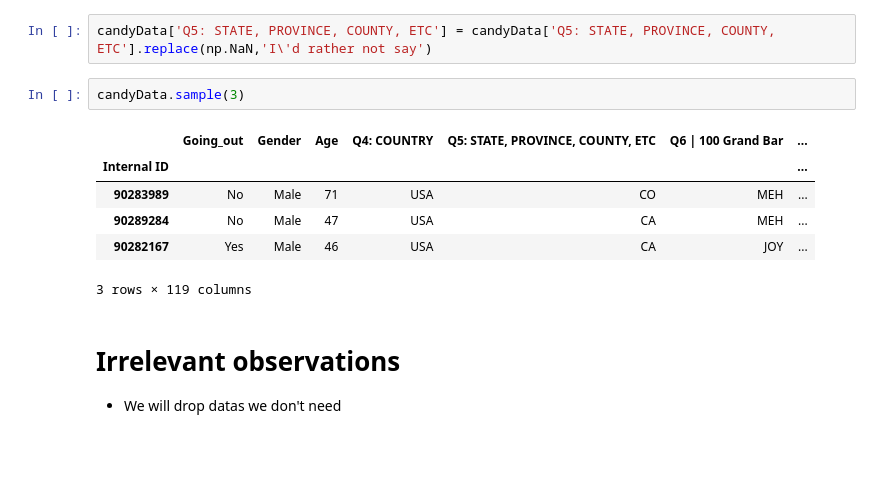
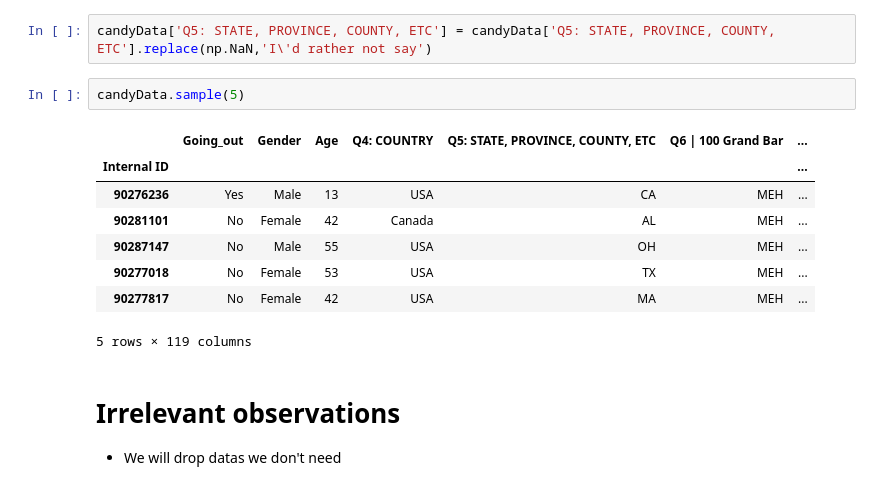
Before and after one commit to JingxiuHu/CandyHierarchyDataCleanUp, a Jupyter notebook: Presentation.ipynb, the cells around one changed output. Drawn from its saved outputs; the diff is of its cells as text; blank space fills up the shorter version.

```diff
--- a/Presentation.ipynb
+++ b/Presentation.ipynb
@@ -200,14 +202,16 @@ candyData['Q4: COUNTRY'] = candyData['Q4: COUNTRY'].replace(np.NaN,'I\'d rather
 # %%
 candyData['Q5: STATE, PROVINCE, COUNTY, ETC'] = candyData['Q5: STATE, PROVINCE, COUNTY, ETC'].replace(np.NaN,'I\'d rather not say')
 # %%
-candyData.sample(3)
+candyData.sample(5)
 # %% [output]
 |  | Going_out | Gender | Age | Q4: COUNTRY | Q5: STATE, PROVINCE, COUNTY, ETC | Q6 | 100 Grand Bar | ... |
 | Internal ID |  |  |  |  |  |  | ... |
-| 90283989 | No | Male | 71 | USA | CO | MEH | ... |
-| 90289284 | No | Male | 47 | USA | CA | MEH | ... |
-| 90282167 | Yes | Male | 46 | USA | CA | JOY | ... |
+| 90276236 | Yes | Male | 13 | USA | CA | MEH | ... |
+| 90281101 | No | Female | 42 | Canada | AL | MEH | ... |
+| 90287147 | No | Male | 55 | USA | OH | MEH | ... |
+| 90277018 | No | Female | 53 | USA | TX | MEH | ... |
+| 90277817 | No | Female | 42 | USA | MA | MEH | ... |
-3 rows × 119 columns
+5 rows × 119 columns
 # %% [markdown]
 # Irrelevant observations
 
```
Also changed, not shown: parts of 2 cells of this notebook.
